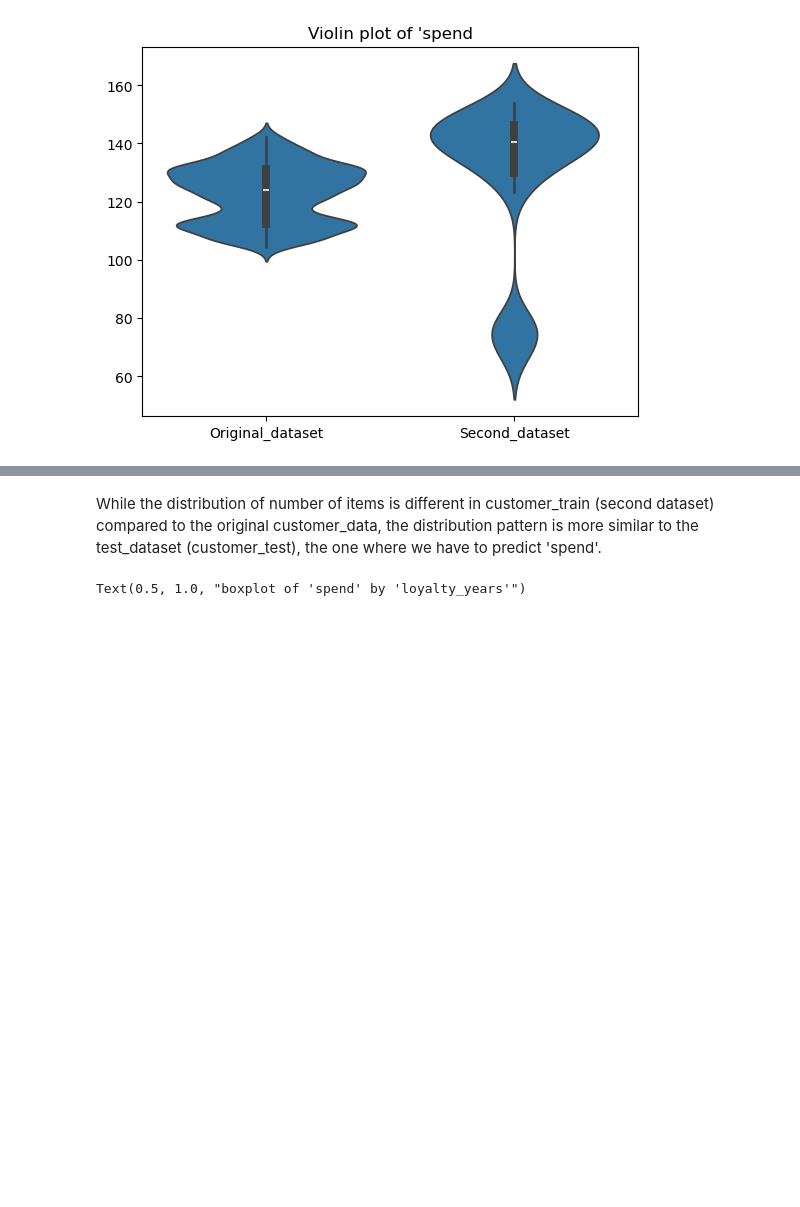
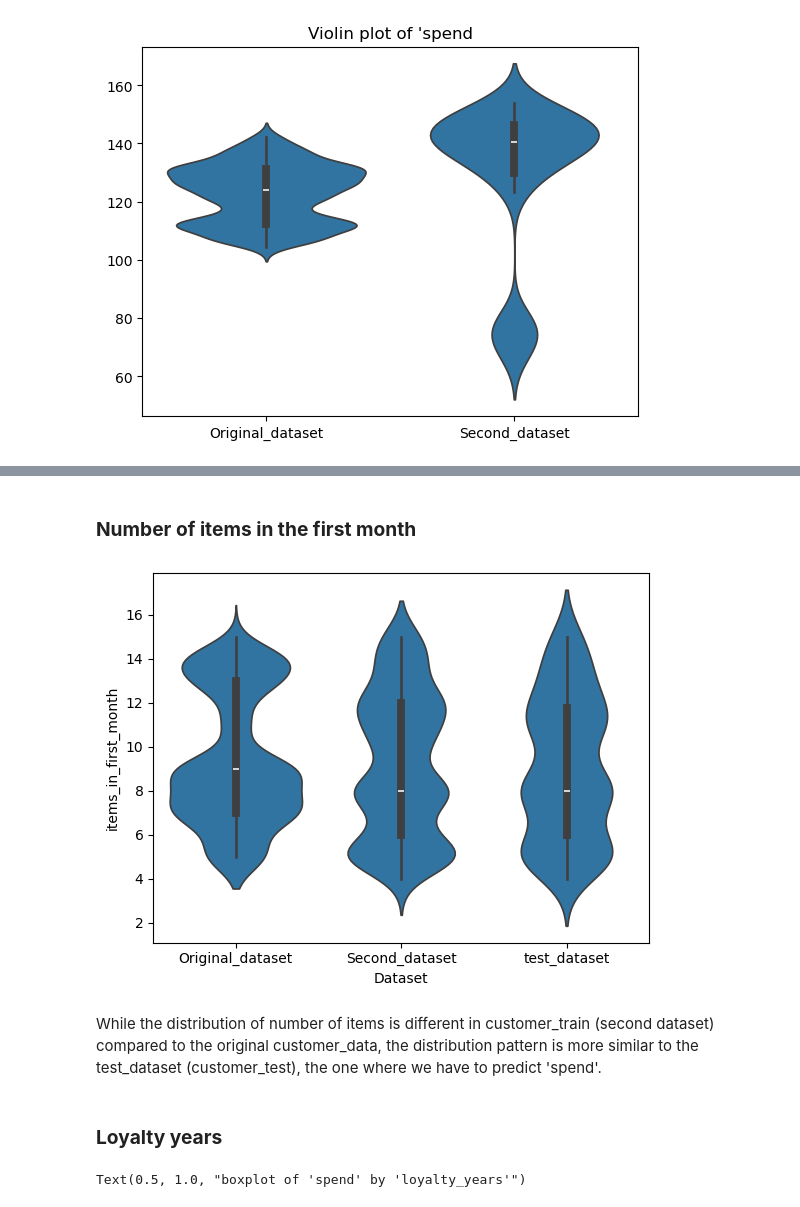
Before and after one commit to flylight-max/EDA_exam_CodeOp, a Jupyter notebook: analysis.ipynb, the cells around one changed output, grey strips where cells are left out. Cells and saved outputs as stored; diff of their text form; code cells hidden in the pictures; blank space fills up the shorter version.

```diff
--- a/analysis.ipynb
+++ b/analysis.ipynb
@@ -852,2 +837,13 @@ plt.show()
+# %% [markdown]
+### **Number of items in the first month**
+# %%
+from combine_dataframes import orig_train_test_df
+
+nb_items = orig_train_test_df(customer_data,customer_train,customer_test,"items_in_first_month")
+
+sns.violinplot(x="Dataset", y="items_in_first_month", data=nb_items)
+plt.show()
+# %% [output]
+[figure, added]
 # %% [markdown]
 While the distribution of number of items is different in customer_train (second dataset) compared to the original customer_data, the distribution pattern is more similar to the test_dataset (customer_test), the one where we have to predict 'spend'.
@@ -856,3 +850,5 @@ While the distribution of number of items is different in customer_train (second
+# %% [markdown]
+### **Loyalty years**
 # %%
 sns.boxplot(x="loyalty_years", y="spend", data=customer_train)
 plt.title("boxplot of 'spend' by 'loyalty_years'")
```
Also changed, not shown: parts of 18 cells of this notebook, 3 other files.
